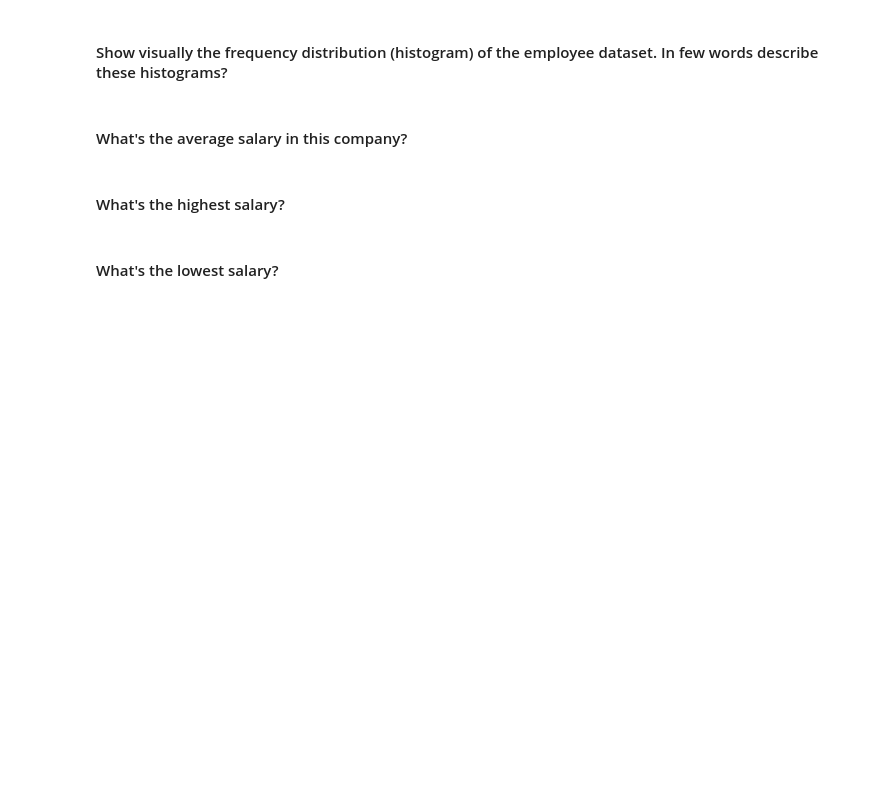
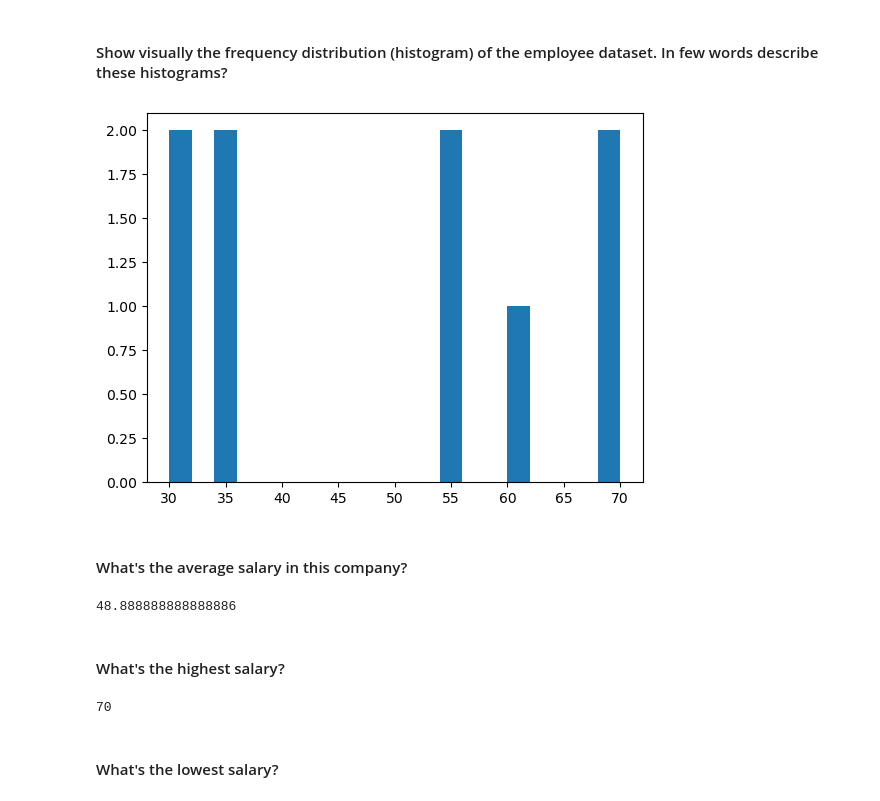
Before and after one commit to Ironhack-Data-Madrid-Julio-2023/5.1-lab_subsetting_and_descriptive_stats, a Jupyter notebook: your-code/main.ipynb, the cells around one changed output. Saved outputs shown, nothing was run; the diff lists cells and outputs as text; code cells hidden in the pictures; blank space fills up the shorter version.

```diff
--- a/your-code/main.ipynb
+++ b/your-code/main.ipynb
@@ -116,0 +115,6 @@ temp.pivot_table(index = 'State', values='Temperature', aggfunc=['mean','std'])
+# %%
+# your answer here
+
+employee = pd.read_csv(r"C:\Users\chiin\Desktop\Ironhack\Laboratorios\5.1-lab_subsetting_and_descriptive_stats\your-code\employee.csv")
+
+employee
@@ -122,14 +149,26 @@ temp.pivot_table(index = 'State', values='Temperature', aggfunc=['mean','std'])
 #### Show visually the frequency distribution (histogram) of the employee dataset. In few words describe these histograms?
 # %%
 # your answer here
+
+plt.hist(employee['Salary'], bins=20)
+
+plt.show()
+# %% [output]
+[figure, added]
 # %% [markdown]
 #### What's the average salary in this company?
 # %%
 # your answer here
+employee.Salary.mean()
+# %% [output]
+48.888888888888886
 # %% [markdown]
 #### What's the highest salary?
 # %%
 # your answer here
+employee.Salary.max()
+# %% [output]
+70
 # %% [markdown]
 #### What's the lowest salary?
 # %%
```
Also changed, not shown: parts of 19 cells of this notebook.
